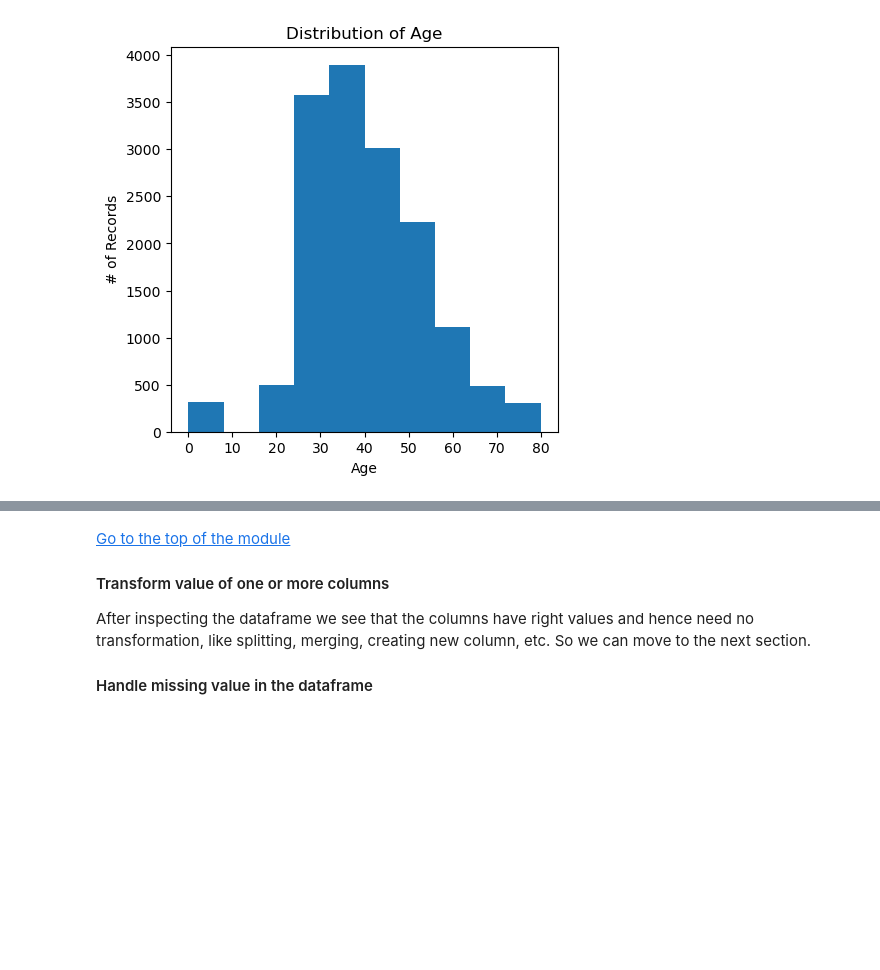
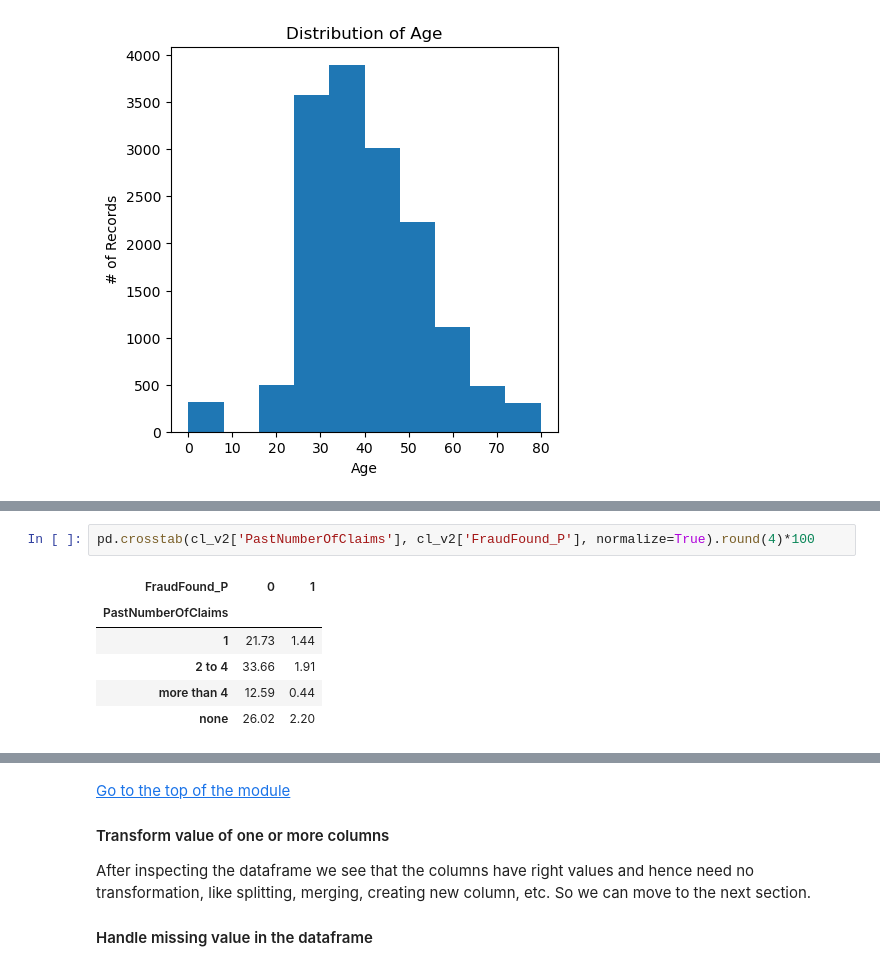
Before and after one commit to GoAshim/Machine-Learning, a Jupyter notebook: Classification/Machine Learning Project - Predict Fraud in Insurance Claim.ipynb, the cells around one changed output, grey strips where cells are left out. Cells and saved outputs as stored; diff of their text form; blank space fills up the shorter version.

```diff
--- a/Classification/Machine Learning Project - Predict Fraud in Insurance Claim.ipynb
+++ b/Classification/Machine Learning Project - Predict Fraud in Insurance Claim.ipynb
@@ -148,0 +152,9 @@ By observing the histogram of Age feature we see that it follow close to normal
+# %%
+pd.crosstab(cl_v2['PastNumberOfClaims'], cl_v2['FraudFound_P'], normalize=True).round(4)*100
+# %% [output]
+| FraudFound_P | 0 | 1 |
+| PastNumberOfClaims |  |  |
+| 1 | 21.73 | 1.44 |
+| 2 to 4 | 33.66 | 1.91 |
+| more than 4 | 12.59 | 0.44 |
+| none | 26.02 | 2.20 |
```
Also changed, not shown: parts of 8 cells of this notebook.
